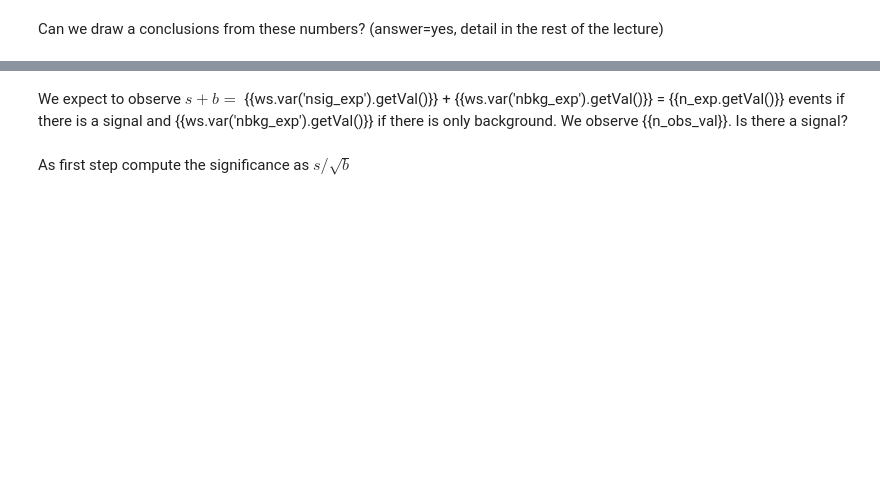
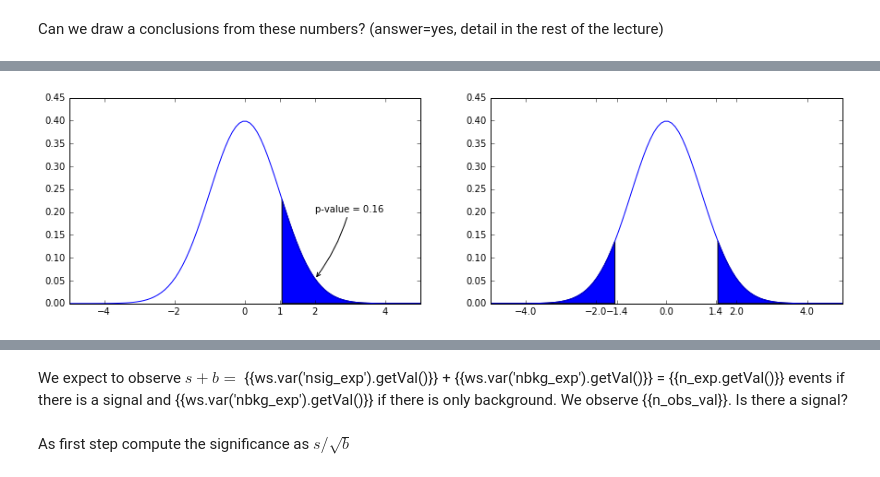
Before and after one commit to wiso/StatisticsLectures, a Jupyter notebook: Lecture1.ipynb, the cells around one changed output, grey strips where cells are left out. Cells and saved outputs as stored; diff of their text form; code cells hidden in the pictures; blank space fills up the shorter version.

```diff
--- a/Lecture1.ipynb
+++ b/Lecture1.ipynb
@@ -125,0 +184,4 @@ Can we draw a conclusions from these numbers? (answer=yes, detail in the rest of
+# %%
+fig_gaussian
+# %% [output]
+[figure, added]
```
Also changed, not shown: parts of 28 cells of this notebook.
